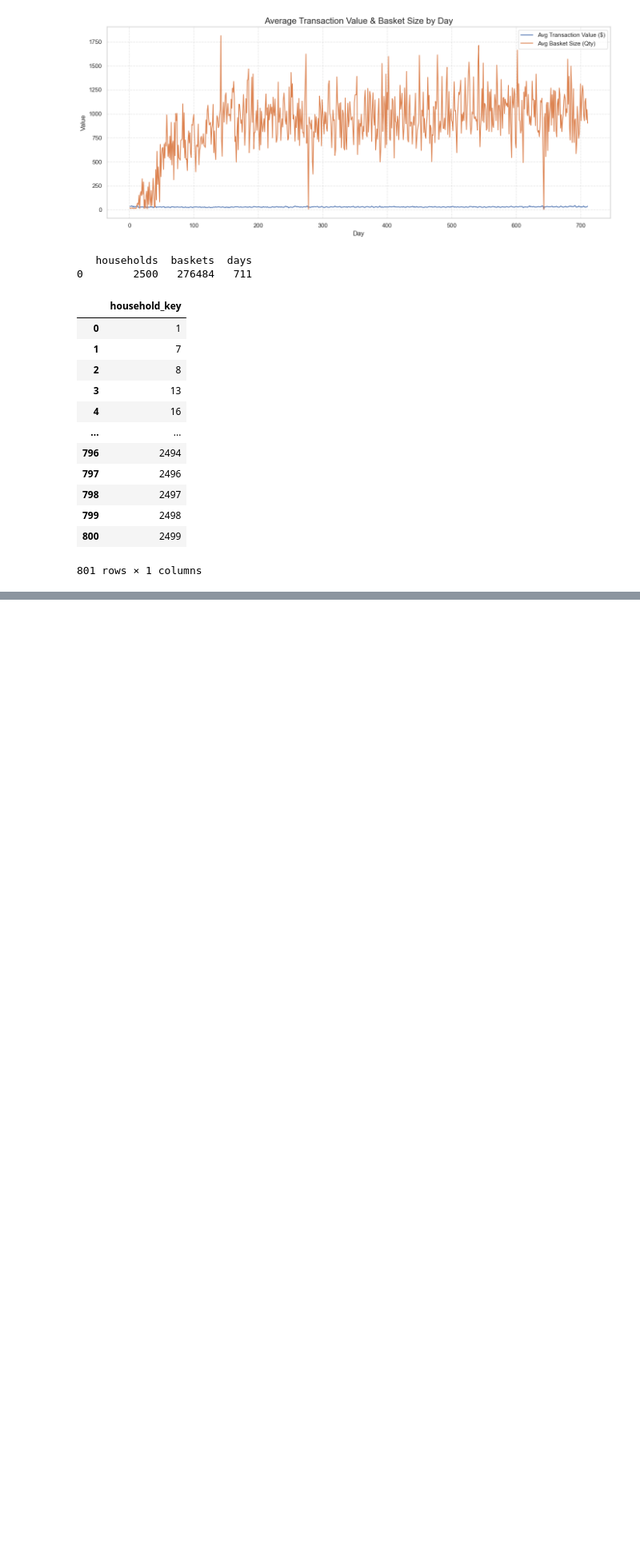
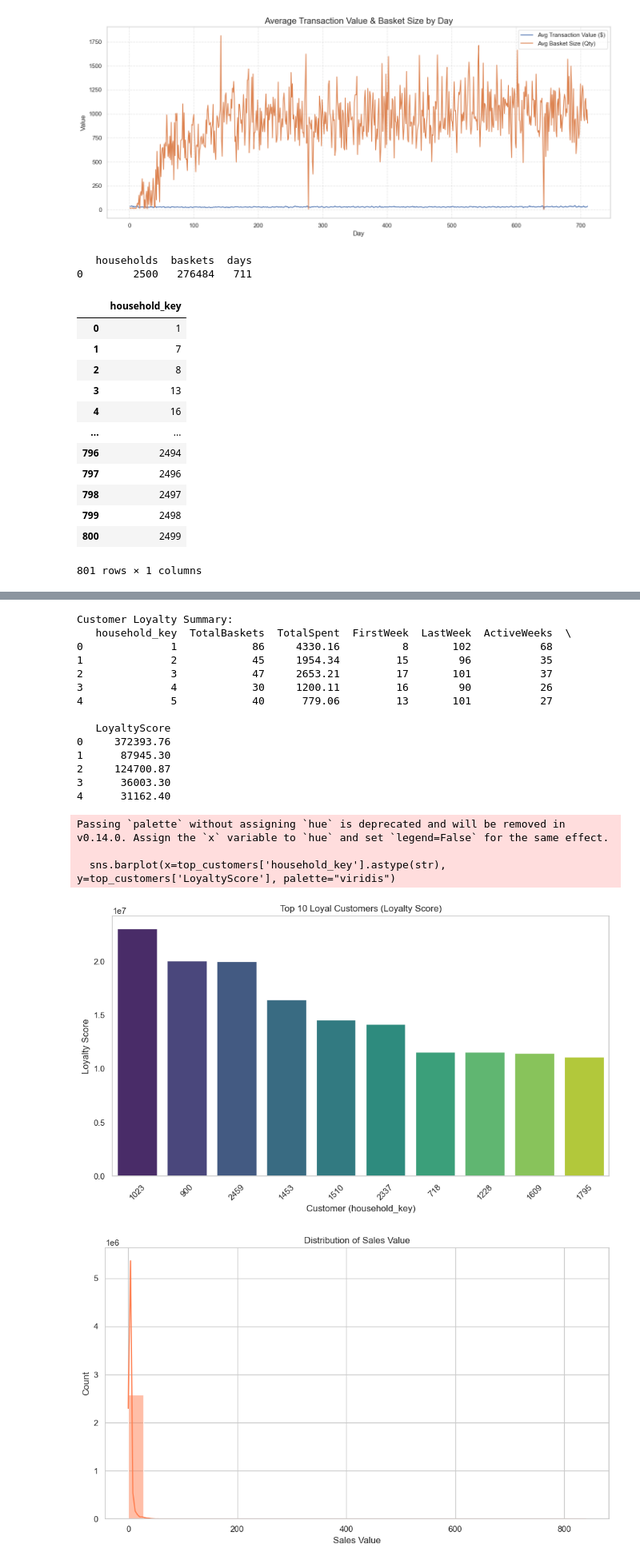
Before and after one commit to fahadmujawar/cart-based-customer-segmentation, a Jupyter notebook: DSML_EDA_pandas.ipynb, the cells around one changed output, grey strips where cells are left out. Shown at 80% size. Drawn from its saved outputs; the diff is of its cells as text; code cells hidden in the pictures; blank space fills up the shorter version.

```diff
--- a/DSML_EDA_pandas.ipynb
+++ b/DSML_EDA_pandas.ipynb
@@ -116,0 +151,80 @@ transaction_aggregate2
+# %%
+customer_summary['LoyaltyScore'] = customer_summary['TotalSpent'] * customer_summary['TotalBaskets']
+print("\nCustomer Loyalty Summary:")
+print(customer_summary.head())
+
+
+
+#top loyal customers
+top_customers = customer_summary.sort_values('LoyaltyScore', ascending=False).head(10)
+plt.figure(figsize=(10, 6))
+sns.barplot(x=top_customers['household_key'].astype(str), y=top_customers['LoyaltyScore'], palette="viridis")
+plt.xlabel('Customer (household_key)')
+plt.ylabel('Loyalty Score')
+plt.title('Top 10 Loyal Customers (Loyalty Score)')
+plt.xticks(rotation=45)
+plt.tight_layout()
+plt.grid(axis='y')
+plt.show()
+
+# Transaction Value Distribution
+plt.figure(figsize=(10, 6))
+sns.histplot(transactions['SALES_VALUE'], kde=True, color='coral', bins=30)
+plt.xlabel('Sales Value')
+plt.title('Distribution of Sales Value')
+plt.tight_layout()
+plt.show()
+
+
+
+# Assume a random date with the start date as 2024 01 01
+
+daily_sales = transactions.groupby('DAY')['SALES_VALUE'].sum().reset_index()
+plt.figure(figsize=(12, 6))
+sns.lineplot(x='DAY', y='SALES_VALUE', data=daily_sales, marker='o', color='blue')
+plt.xlabel('DAY')
+plt.ylabel('Total Sales Value')
+plt.title('Daily Sales Trend')
+plt.tight_layout()
+plt.show()
+
+
+#  Top products
+top_products = transactions.groupby('PRODUCT_ID')['QUANTITY'].sum().reset_index().sort_values('QUANTITY', ascending=False).head(10)
+plt.figure(figsize=(10, 6))
+sns.barplot(x=top_products['PRODUCT_ID'].astype(str), y=top_products['QUANTITY'], palette="magma")
+plt.xlabel('Product ID')
+plt.ylabel('Total Quantity Sold')
+plt.title('Top 10 Products by Quantity Sold')
+plt.xticks(rotation=45)
+plt.tight_layout()
+plt.show()
+
+# Quantity vs. Sales Value
+plt.figure(figsize=(10, 6))
+sns.scatterplot(x='QUANTITY', y='SALES_VALUE', data=transactions, hue='COUPON_DISC', alpha=0.7, palette='coolwarm')
+plt.xlabel('Quantity')
+plt.ylabel('Sales Value')
+plt.title('Quantity vs. Sales Value (by Coupon Usage)')
+plt.tight_layout()
+plt.show()
+# %% [output]
+Customer Loyalty Summary:
+   household_key  TotalBaskets  TotalSpent  FirstWeek  LastWeek  ActiveWeeks  \
+0              1            86     4330.16          8       102           68
+1              2            45     1954.34         15        96           35
+2              3            47     2653.21         17       101           37
+3              4            30     1200.11         16        90           26
+4              5            40      779.06         13       101           27
+
+   LoyaltyScore
+0     372393.76
+1      87945.30
+2     124700.87
+3      36003.30
+4      31162.40
+Passing `palette` without assigning `hue` is deprecated and will be removed in v0.14.0. Assign the `x` variable to `hue` and set `legend=False` for the same effect.
+
+  sns.barplot(x=top_customers['household_key'].astype(str), y=top_customers['LoyaltyScore'], palette="viridis")
+[figure, added]
+[figure, added]
```
Also changed, not shown: parts of 4 cells of this notebook, 1 other file.
